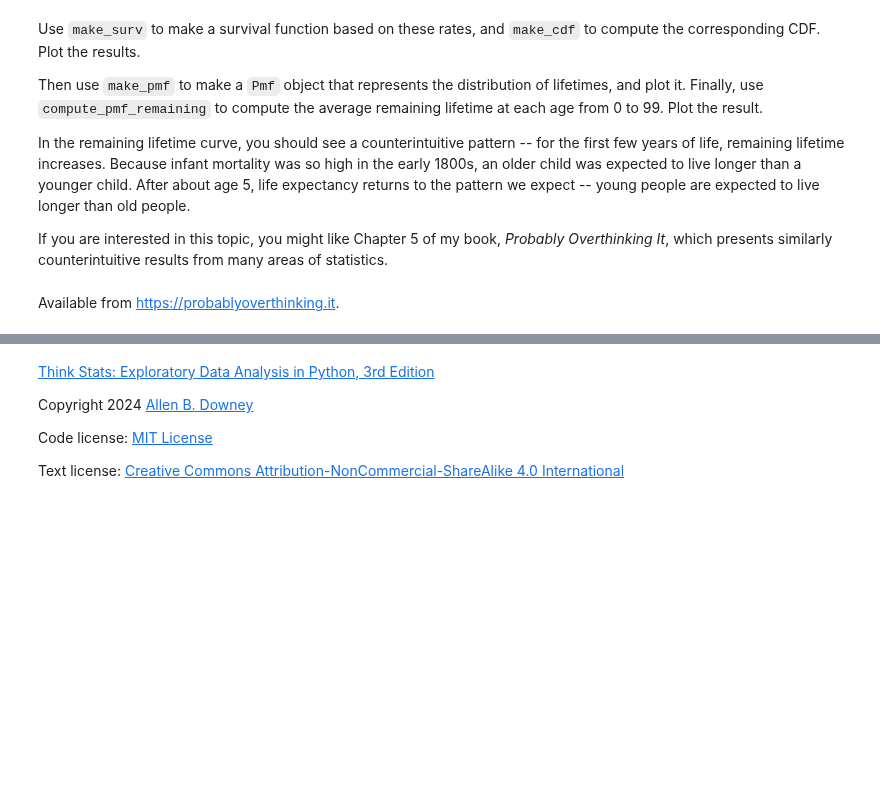
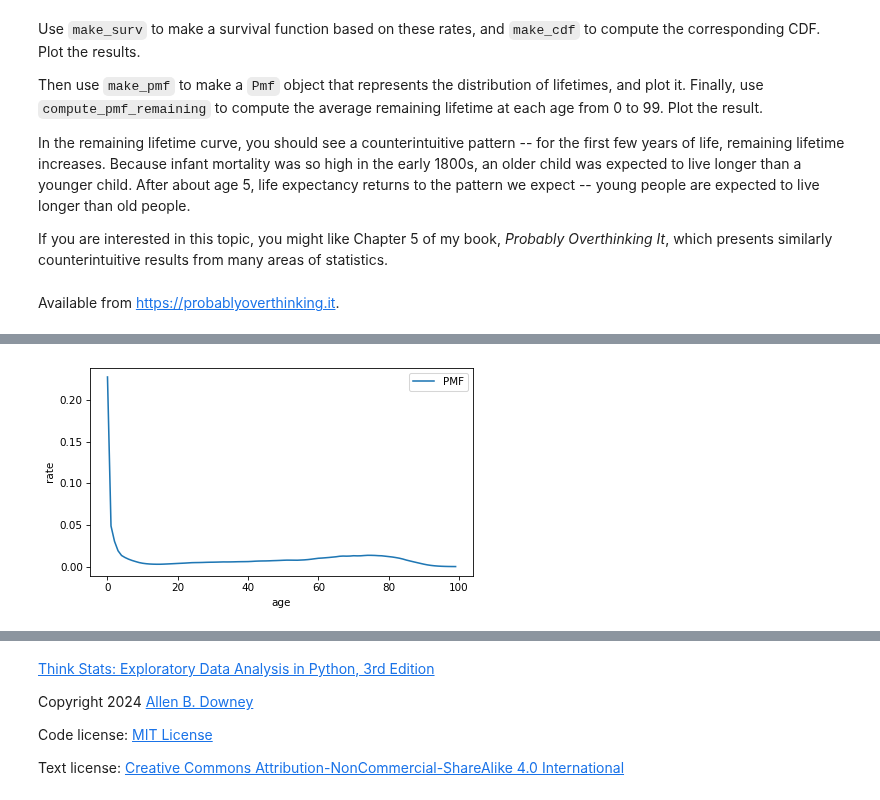
Before and after one commit to gi1no/Education, a Jupyter notebook: ThinkStats/chap13.ipynb, the cells around one changed output, grey strips where cells are left out. Drawn from its saved outputs; the diff is of its cells as text; code cells hidden in the pictures; blank space fills up the shorter version.

```diff
--- a/ThinkStats/chap13.ipynb
+++ b/ThinkStats/chap13.ipynb
@@ -976,0 +983,8 @@ Available from <https://probablyoverthinking.it>.
+# %%
+# Solution goes here
+pmf_surv_le = surv_le.make_pmf()
+
+surv_le.make_pmf().plot(label="PMF")
+decorate(xlabel="age", ylabel="rate")
+# %% [output]
+[figure, added]
```
Also changed, not shown: parts of 6 cells of this notebook.
